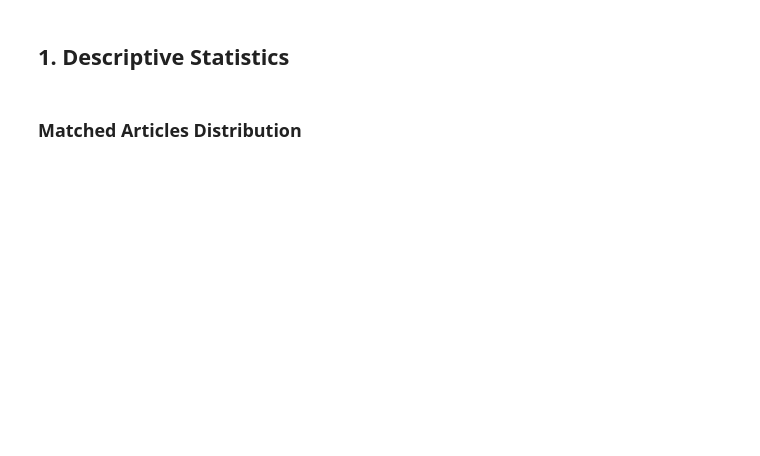
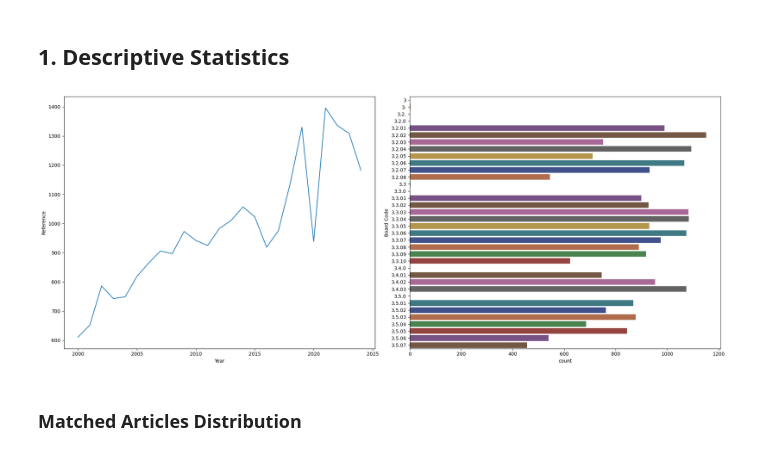
Before and after one commit to dahrb/EPO-Project, a Jupyter notebook: Experiments/visualisations.ipynb, the cells around one changed output. Cells and saved outputs as stored; diff of their text form; code cells hidden in the pictures; blank space fills up the shorter version.

```diff
--- a/Experiments/visualisations.ipynb
+++ b/Experiments/visualisations.ipynb
@@ -38,30 +53,32 @@ print(f'OppositionDivision: {len(opposition_df_clean):,} rows')
 # %%
 df = t_df_clean
 
-fig, (ax1, ax2, ax3) = plt.subplots(1, 3, figsize=(20, 8))
+fig, (ax2, ax3) = plt.subplots(1, 2, figsize=(20, 8))
 
 # Court Type by Procedure Language
-sns.countplot(
-    data=df,
-    x='Court Type', hue='Procedure Language',
-    palette='dark', alpha=.6, ax=ax1
-)
+# sns.countplot(
+#     data=df,
+#     x='Court Type', hue='Procedure Language',
+#     palette='dark', alpha=.6, ax=ax1
+# )
 
 # Cases over time
 date_group = df.groupby(['Year'], as_index=False).count()
 sns.lineplot(data=date_group, x='Year', y='Reference', ax=ax2)
 
 # Board codes
 sns.countplot(
     data=df.sort_values('Board Code', ascending=True),
     y='Board Code', hue='Board Code',
     palette='dark', dodge=False, alpha=.8, ax=ax3
 )
 if ax3.get_legend() is not None:
     ax3.get_legend().remove()
 
 plt.tight_layout()
 plt.show()
+# %% [output]
+[figure, added]
 # %% [markdown]
 ### Matched Articles Distribution
 # %%
```
Also changed, not shown: parts of 23 cells of this notebook, 24 other files.
